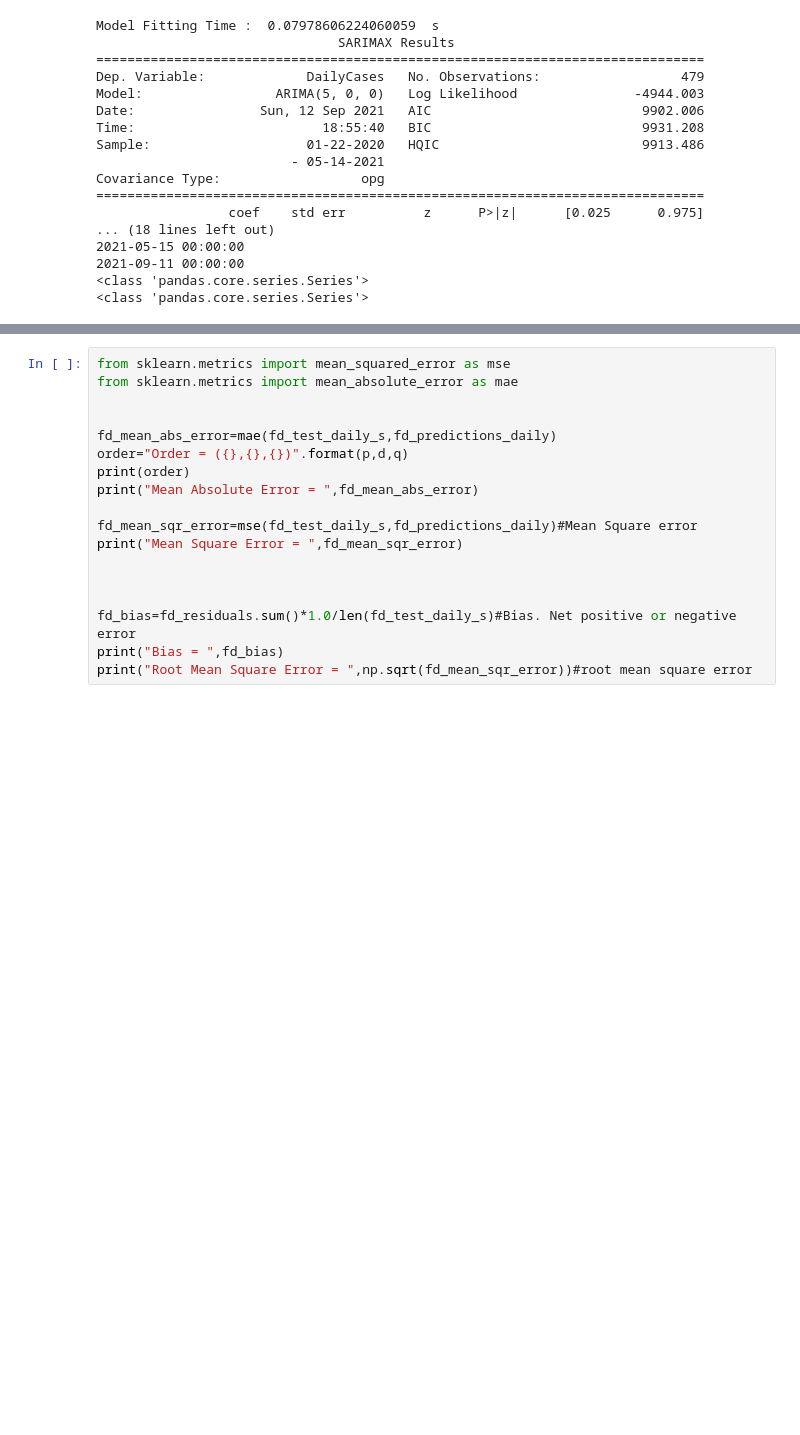
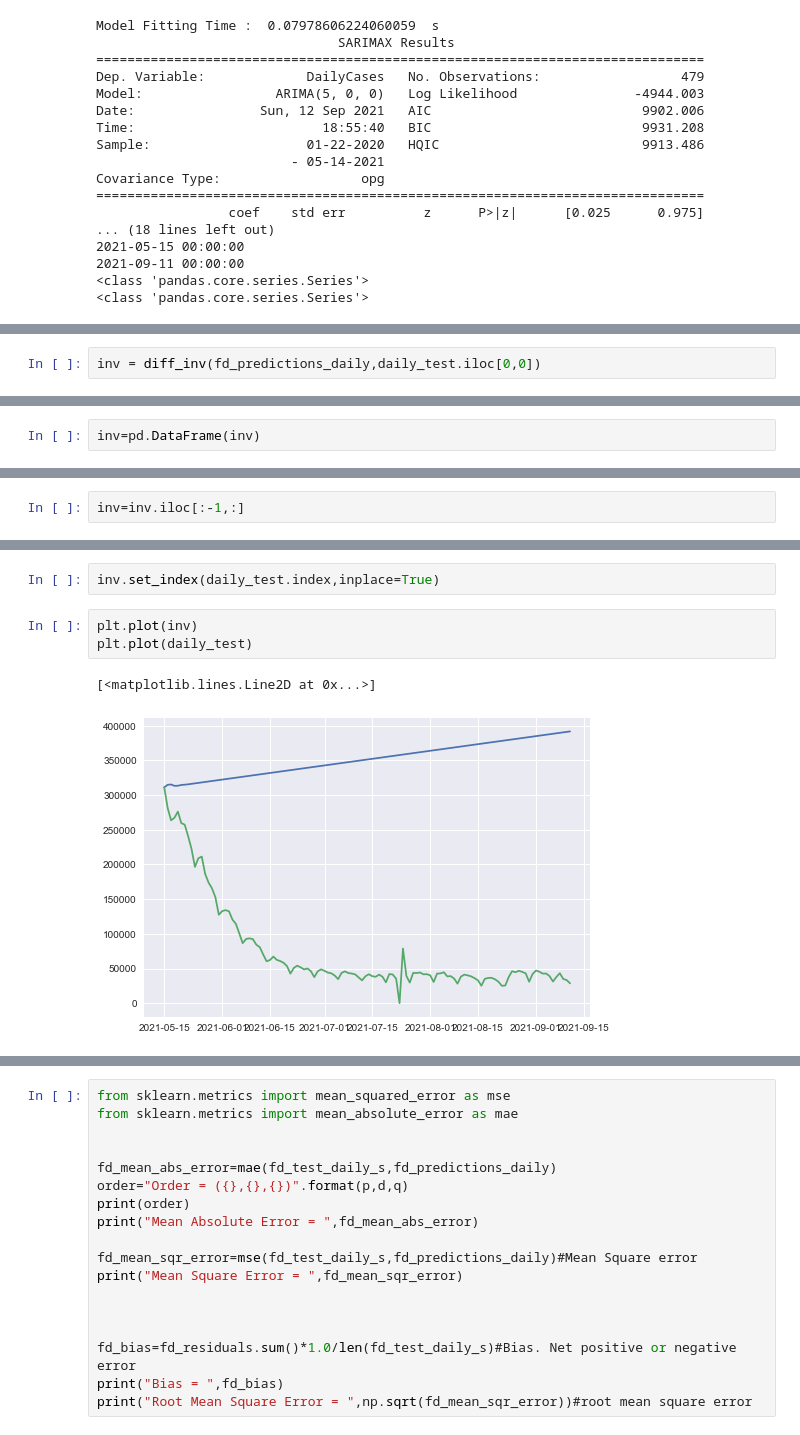
Before and after one commit to absaw/COVID19Analysis, a Jupyter notebook: Code/Time Series Analysis.ipynb, the cells around one changed output, grey strips where cells are left out. Drawn from its saved outputs; the diff is of its cells as text; blank space fills up the shorter version.

```diff
--- a/Code/Time Series Analysis.ipynb
+++ b/Code/Time Series Analysis.ipynb
@@ -537,0 +552,2 @@ def diff_inv(series_diff, first_value):
+# %%
+inv = diff_inv(fd_predictions_daily,daily_test.iloc[0,0])
@@ -537,0 +564,2 @@ def diff_inv(series_diff, first_value):
+# %%
+inv=pd.DataFrame(inv)
@@ -537,0 +597,2 @@ def diff_inv(series_diff, first_value):
+# %%
+inv=inv.iloc[:-1,:]
@@ -537,0 +616,8 @@ def diff_inv(series_diff, first_value):
+# %%
+inv.set_index(daily_test.index,inplace=True)
+# %%
+plt.plot(inv)
+plt.plot(daily_test)
+# %% [output]
+[<matplotlib.lines.Line2D at 0x...>]
+[figure, added]
```
Also changed, not shown: parts of 19 cells of this notebook, 1 other file.
